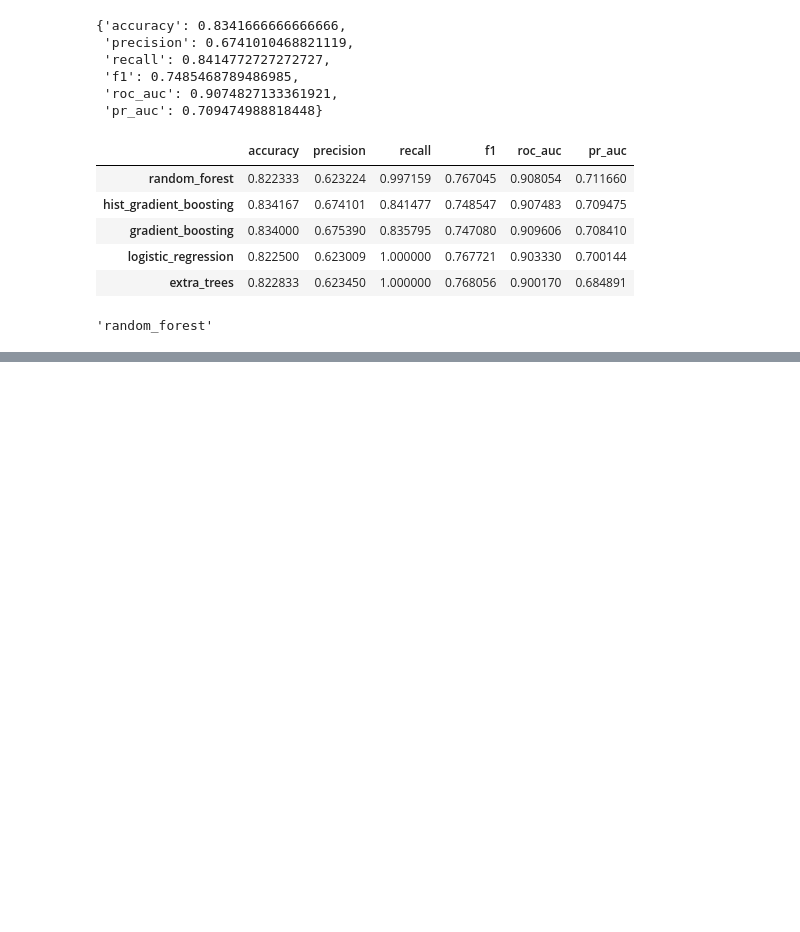
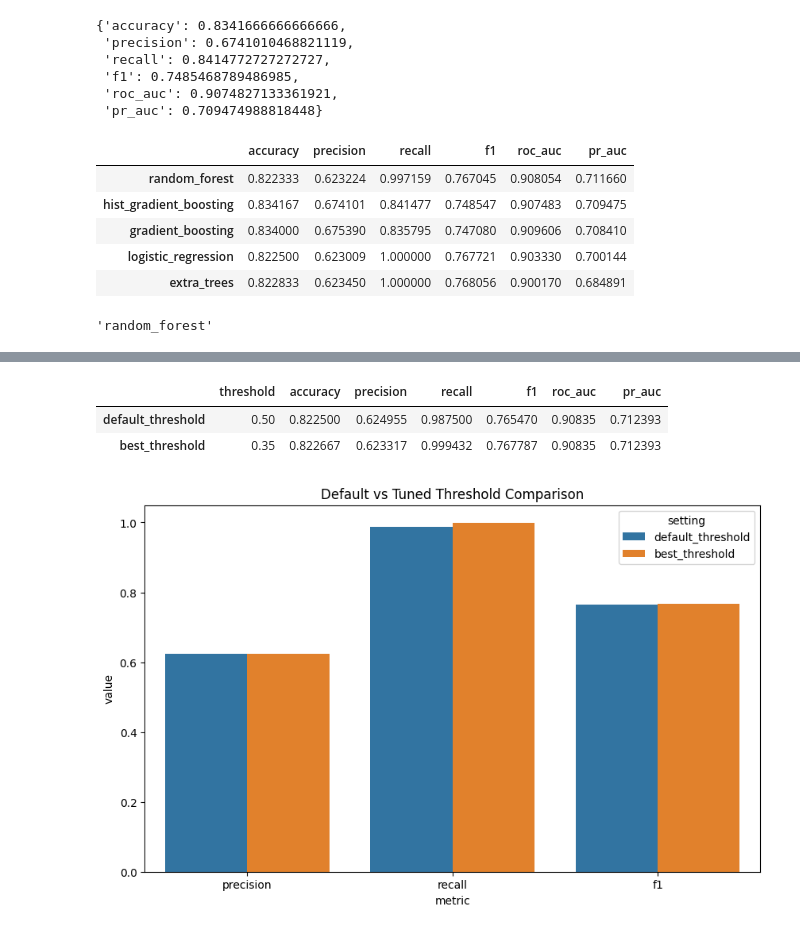
Before and after one commit to Phiziics/zillow-rentals-funnel-intelligence, a Jupyter notebook: notebooks/05_modeling.ipynb, the cells around one changed output, grey strips where cells are left out. Cells and saved outputs as stored; diff of their text form; code cells hidden in the pictures; blank space fills up the shorter version.

```diff
--- a/notebooks/05_modeling.ipynb
+++ b/notebooks/05_modeling.ipynb
@@ -525,0 +894,13 @@ best_model_name
+# %%
+# Evaluate model at best threshold
+best_threshold_results = {
+    "threshold": best_threshold,
+    "accuracy": accuracy_score(y_fe_test, y_pred_best_threshold),
+    "precision": precision_score(y_fe_test, y_pred_best_threshold, zero_division=0),
+    "recall": recall_score(y_fe_test, y_pred_best_threshold, zero_division=0),
+    "f1": f1_score(y_fe_test, y_pred_best_threshold, zero_division=0),
+    "roc_auc": roc_auc_score(y_fe_test, y_prob_rf_fe),
+    "pr_auc": average_precision_score(y_fe_test, y_prob_rf_fe)
+}
+
+best_threshold_results
@@ -525,0 +915,38 @@ best_model_name
+# %%
+# Compare default and tuned threshold results
+default_threshold_results = {
+    "threshold": 0.50,
+    "accuracy": rf_fe_results["accuracy"],
+    "precision": rf_fe_results["precision"],
+    "recall": rf_fe_results["recall"],
+    "f1": rf_fe_results["f1"],
+    "roc_auc": rf_fe_results["roc_auc"],
+    "pr_auc": rf_fe_results["pr_auc"]
+}
+
+threshold_comparison_df = pd.DataFrame(
+    [default_threshold_results, best_threshold_results],
+    index=["default_threshold", "best_threshold"]
+)
+
+threshold_comparison_df
+# %% [output]
+|  | threshold | accuracy | precision | recall | f1 | roc_auc | pr_auc |
+| default_threshold | 0.50 | 0.822500 | 0.624955 | 0.987500 | 0.765470 | 0.90835 | 0.712393 |
+| best_threshold | 0.35 | 0.822667 | 0.623317 | 0.999432 | 0.767787 | 0.90835 | 0.712393 |
+# %%
+# Plot threshold comparison
+threshold_compare_plot = threshold_comparison_df.reset_index().rename(columns={"index": "setting"})
+threshold_compare_plot = threshold_compare_plot.melt(
+    id_vars=["setting", "threshold"],
+    value_vars=["precision", "recall", "f1"],
+    var_name="metric",
+    value_name="value"
+)
+
+plt.figure(figsize=(10, 6))
+sns.barplot(data=threshold_compare_plot, x="metric", y="value", hue="setting")
+plt.title("Default vs Tuned Threshold Comparison")
+plt.show()
+# %% [output]
+[figure, added]
```
Also changed, not shown: parts of 40 cells of this notebook.
